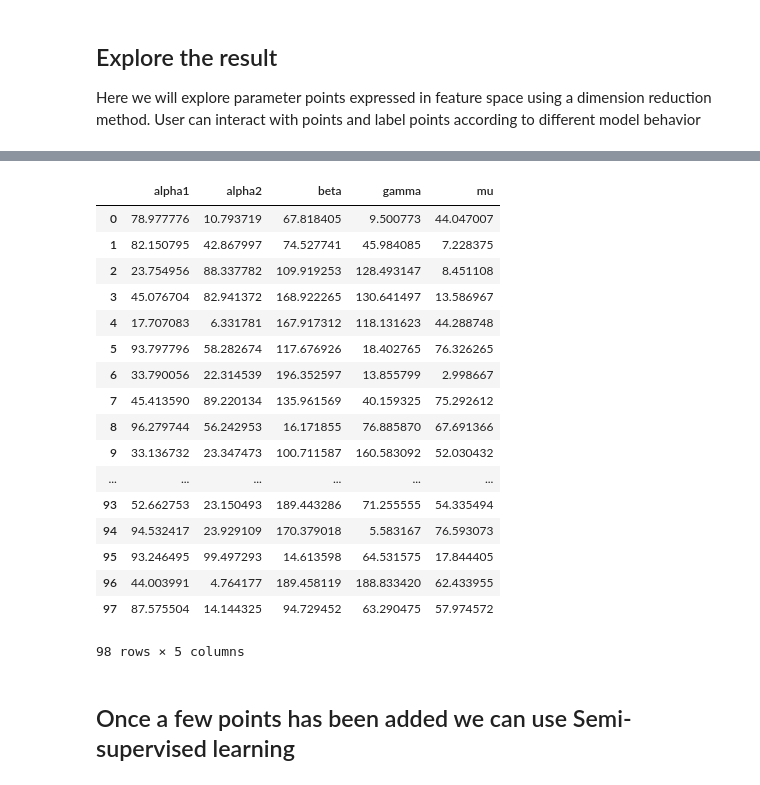
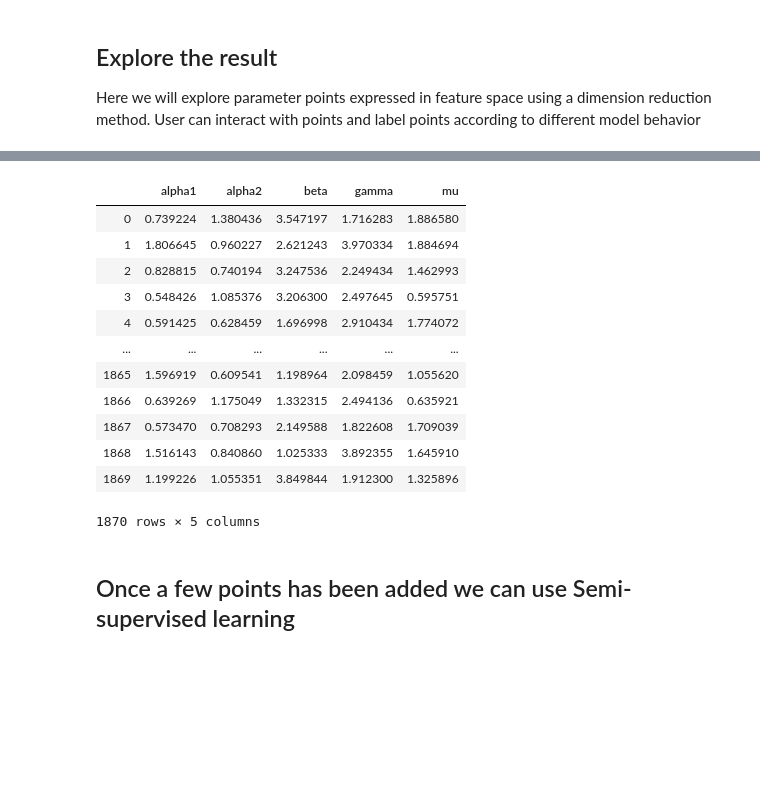
Before and after one commit to StochSS/sciope, a Jupyter notebook: examples/model_exploration/ToggleSwitch/genetic_toggleswitch.ipynb, the cells around one changed output, grey strips where cells are left out. Cells and saved outputs as stored; diff of their text form; code cells hidden in the pictures; blank space fills up the shorter version.

```diff
--- a/examples/model_exploration/ToggleSwitch/genetic_toggleswitch.ipynb
+++ b/examples/model_exploration/ToggleSwitch/genetic_toggleswitch.ipynb
@@ -94,3 +76,25 @@ sampler = Sampler(min_=bound*0.01, max_=bound*100)
+# %%
+# Set up the prior
+default_param = np.array(list(toggle_model.listOfParameters.items()))[:,1]
+bound = []
+for exp in default_param:
+    bound.append(float(exp.expression))
+
+true_params = np.array(bound)
+dmin = true_params * 0.5
+dmax = true_params * 2.0
+
+uni_prior = uniform_prior.UniformPrior(dmin, dmax)
+
+default_fc_params = {'mean': None,
+                         'variance': None,
+                         'skewness': None,
+                         'agg_autocorrelation':
+                         [{'f_agg': 'mean', 'maxlag': 5},
+                          {'f_agg': 'median', 'maxlag': 5},
+                          {'f_agg': 'var', 'maxlag': 5}]}
+
+summaries = auto_tsfresh.SummariesTSFRESH(features=default_fc_params, corrcoef=True)
 # %% [markdown]
 ## Start local cluster using dask client
 # %%
@@ -103,11 +107,9 @@ c
 # %%
 from sciope.stochmet.stochmet import StochMET
 
-#Arg: "model" enables us the change which model to be used
-simulator2 = lambda x : simulator(x, model=toggle_model)
 
 #will use default minimal set of features
-met = StochMET(simulator=simulator2, sampler=sampler)
+met = StochMET(sim=simulator2, sampler=uni_prior, summarystats=summaries)
 # %% [markdown]
 ## Run parameter sweep (will persist and running in background)
 # %%
@@ -123,33 +125,28 @@ met.data.configurations['listOfSummaries'] = met.summaries.features
 met.data.configurations['timepoints'] = toggle_model.tspan
 # %%
 # Here we use UMAP for dimension reduction and collect the data from persited storage
-met.explore(dr_method='umap', from_distributed=True)
+met.explore(dr_method='umap')
 # %% [output]
 [interactive output not drawn]
 [interactive output not drawn]
 [interactive output not drawn]
 [interactive output not drawn]
 [interactive output not drawn]
 [interactive output not drawn]
 [interactive output not drawn]
 |  | alpha1 | alpha2 | beta | gamma | mu |
-| 0 | 78.977776 | 10.793719 | 67.818405 | 9.500773 | 44.047007 |
-| 1 | 82.150795 | 42.867997 | 74.527741 | 45.984085 | 7.228375 |
-| 2 | 23.754956 | 88.337782 | 109.919253 | 128.493147 | 8.451108 |
-| 3 | 45.076704 | 82.941372 | 168.922265 | 130.641497 | 13.586967 |
-| 4 | 17.707083 | 6.331781 | 167.917312 | 118.131623 | 44.288748 |
-| 5 | 93.797796 | 58.282674 | 117.676926 | 18.402765 | 76.326265 |
-| 6 | 33.790056 | 22.314539 | 196.352597 | 13.855799 | 2.998667 |
-| 7 | 45.413590 | 89.220134 | 135.961569 | 40.159325 | 75.292612 |
-| 8 | 96.279744 | 56.242953 | 16.171855 | 76.885870 | 67.691366 |
-| 9 | 33.136732 | 23.347473 | 100.711587 | 160.583092 | 52.030432 |
+| 0 | 0.739224 | 1.380436 | 3.547197 | 1.716283 | 1.886580 |
+| 1 | 1.806645 | 0.960227 | 2.621243 | 3.970334 | 1.884694 |
+| 2 | 0.828815 | 0.740194 | 3.247536 | 2.249434 | 1.462993 |
+| 3 | 0.548426 | 1.085376 | 3.206300 | 2.497645 | 0.595751 |
+| 4 | 0.591425 | 0.628459 | 1.696998 | 2.910434 | 1.774072 |
 | ... | ... | ... | ... | ... | ... |
-| 93 | 52.662753 | 23.150493 | 189.443286 | 71.255555 | 54.335494 |
-| 94 | 94.532417 | 23.929109 | 170.379018 | 5.583167 | 76.593073 |
-| 95 | 93.246495 | 99.497293 | 14.613598 | 64.531575 | 17.844405 |
-| 96 | 44.003991 | 4.764177 | 189.458119 | 188.833420 | 62.433955 |
-| 97 | 87.575504 | 14.144325 | 94.729452 | 63.290475 | 57.974572 |
+| 1865 | 1.596919 | 0.609541 | 1.198964 | 2.098459 | 1.055620 |
+| 1866 | 0.639269 | 1.175049 | 1.332315 | 2.494136 | 0.635921 |
+| 1867 | 0.573470 | 0.708293 | 2.149588 | 1.822608 | 1.709039 |
+| 1868 | 1.516143 | 0.840860 | 1.025333 | 3.892355 | 1.645910 |
+| 1869 | 1.199226 | 1.055351 | 3.849844 | 1.912300 | 1.325896 |
-98 rows × 5 columns
+1870 rows × 5 columns
 # %% [markdown]
 ## Once a few points has been added we can use Semi-supervised learning
 # %%
```
Also changed, not shown: parts of 10 cells of this notebook, 2 other files.
